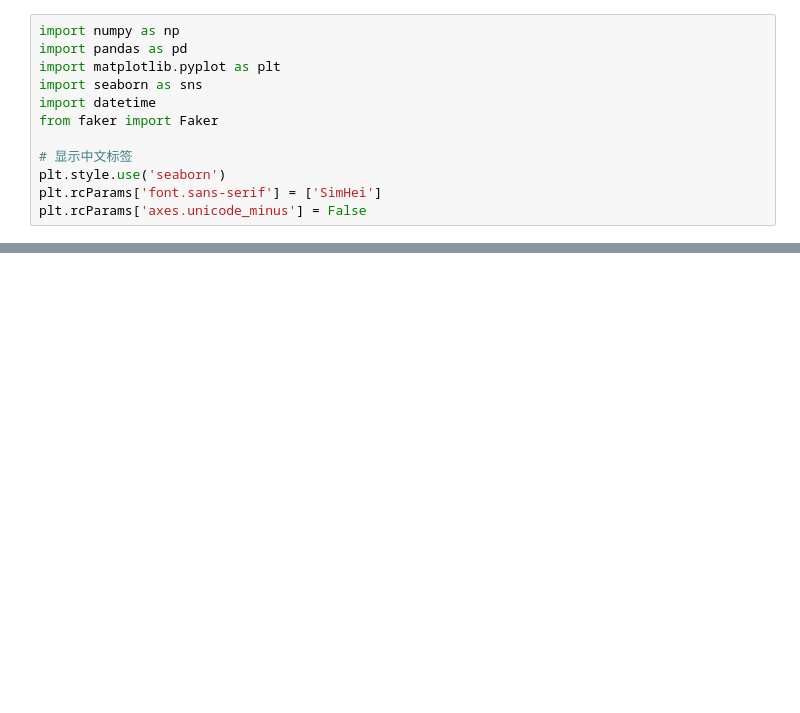
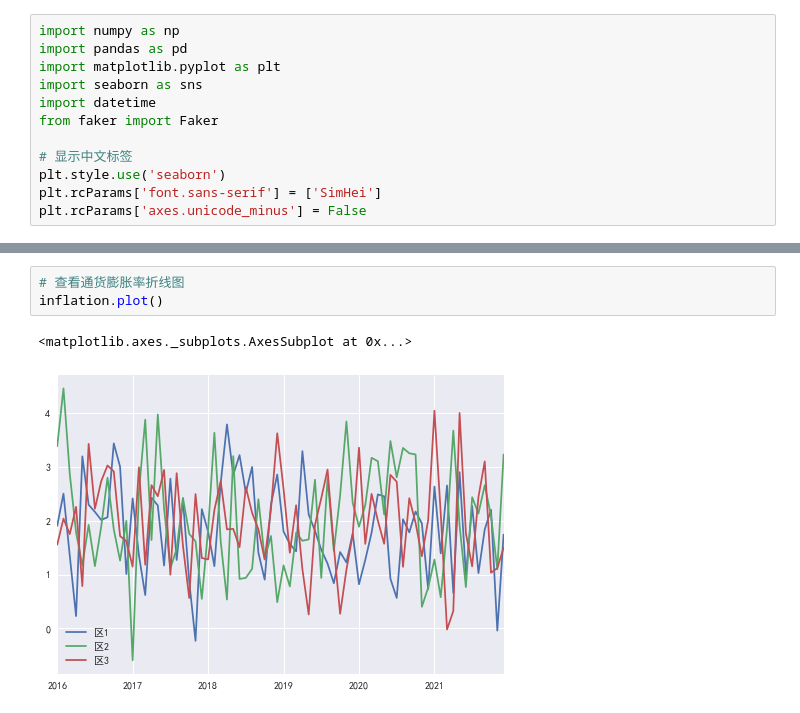
Before and after one commit to MooTong123/notebook, a Jupyter notebook: data_mining/projects/智慧政法大数据项目/智慧政法项目案例.ipynb, the cells around one changed output, grey strips where cells are left out. Cells and saved outputs as stored; diff of their text form; blank space fills up the shorter version.

```diff
--- a/data_mining/projects/智慧政法大数据项目/智慧政法项目案例.ipynb
+++ b/data_mining/projects/智慧政法大数据项目/智慧政法项目案例.ipynb
@@ -31,0 +164,6 @@ plt.rcParams['axes.unicode_minus'] = False
+# %%
+# 查看通货膨胀率折线图
+inflation.plot()
+# %% [output]
+<matplotlib.axes._subplots.AxesSubplot at 0x...>
+[figure, added]
```
Also changed, not shown: parts of 24 cells of this notebook, 6 other files.
